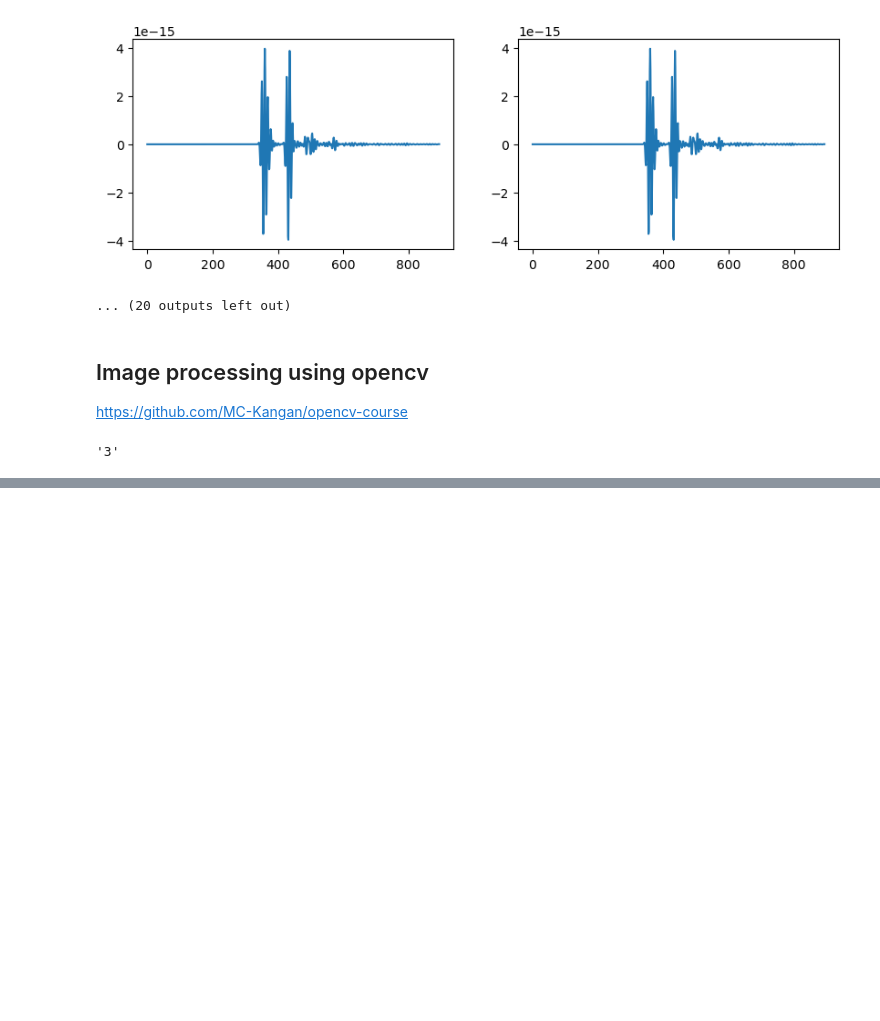
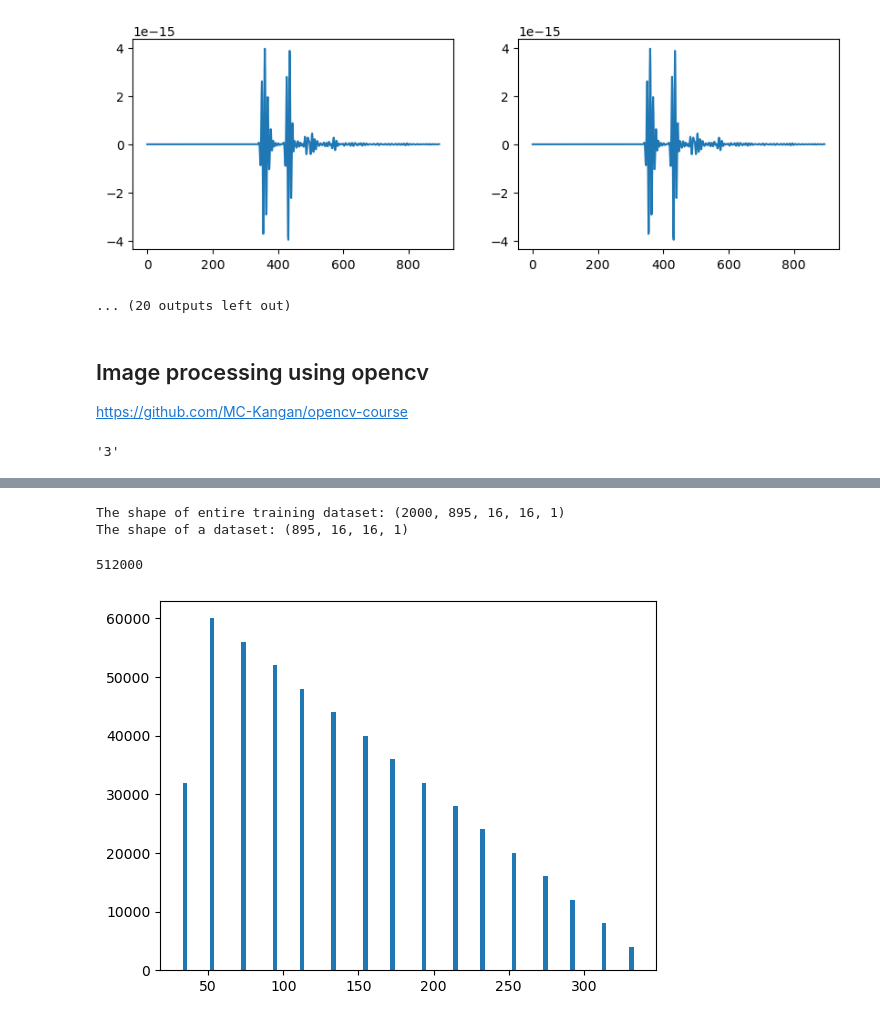
Before and after one commit to MC-Kangan/FYP_Ultrasound_Imaging_ML, a Jupyter notebook: FMC.ipynb, the cells around one changed output, grey strips where cells are left out. Cells and saved outputs as stored; diff of their text form; code cells hidden in the pictures; blank space fills up the shorter version.

```diff
--- a/FMC.ipynb
+++ b/FMC.ipynb
@@ -300,7 +312,3 @@ X.shape
 (500, 895, 16, 16, 1)
 # %% [markdown]
 ### 3. Load training_data_subsampled_scaled X and y.pickle
-# %%
-pickle_in = open("training_data_subsampled_scaled_X.pickle","rb")
-train_data = np.array(pickle.load(pickle_in), dtype=object)
-print(f'The shape of entire training dataset: {train_data.shape}')
@@ -455,0 +487,16 @@ a.split('/')[-1]
+# %%
+
+def find_nonzero(lst):
+    front_index = 0
+    back_index = 0
+
+    for i in range(len(lst)):
+        if lst[i] != 0:
+            front_index = i
+            break
+
+    for j in range(0, -len(lst), -1):
+        if lst[j] != 0:
+            back_index = len(lst)+j
+            break
+    return front_index, back_index
@@ -455,0 +506,27 @@ a.split('/')[-1]
+# %%
+pickle_in = open("training_data_subsampled_X.pickle","rb")
+X = np.array(pickle.load(pickle_in), dtype=object)
+print(f'The shape of entire training dataset: {X.shape}')
+print(f'The shape of a dataset: {X[1].shape}')
+# %% [output]
+The shape of entire training dataset: (2000, 895, 16, 16, 1)
+The shape of a dataset: (895, 16, 16, 1)
+# %%
+front_index_list = []
+back_index_list = []
+
+X = np.squeeze(X)
+for i in range(2000):
+    for layer in range(0,16):
+        for col in range(0,16):
+            front_index, back_index = find_nonzero(X[i][:,col,layer])
+            front_index_list.append(front_index)
+            back_index_list.append(back_index)
+# %%
+len(front_index_list)
+# %% [output]
+512000
+# %%
+hist = plt.hist(front_index_list, bins = 100)
+# %% [output]
+[figure, added]
```
Also changed, not shown: parts of 13 cells of this notebook, 9 other files.
